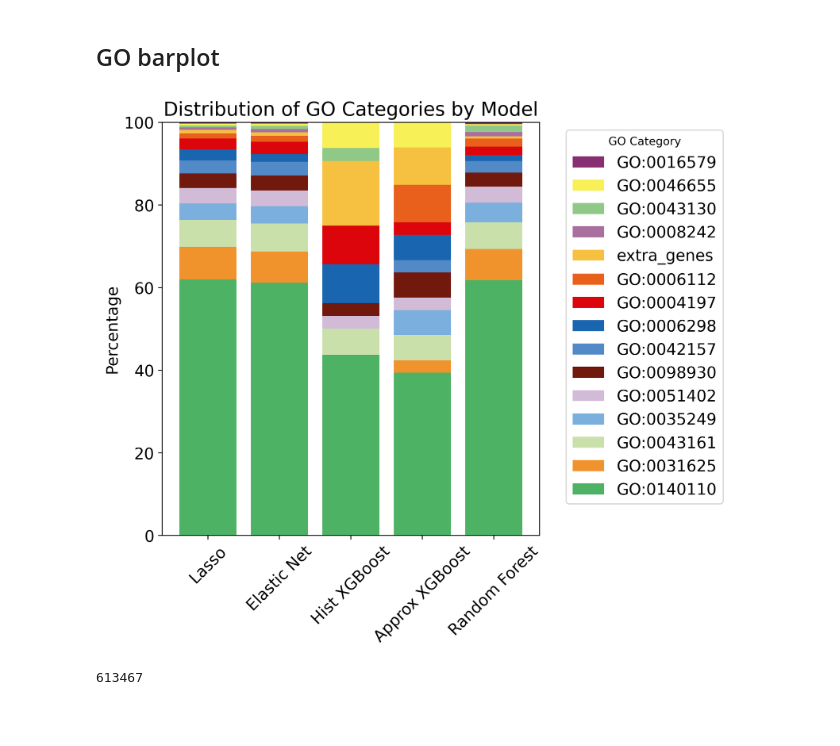
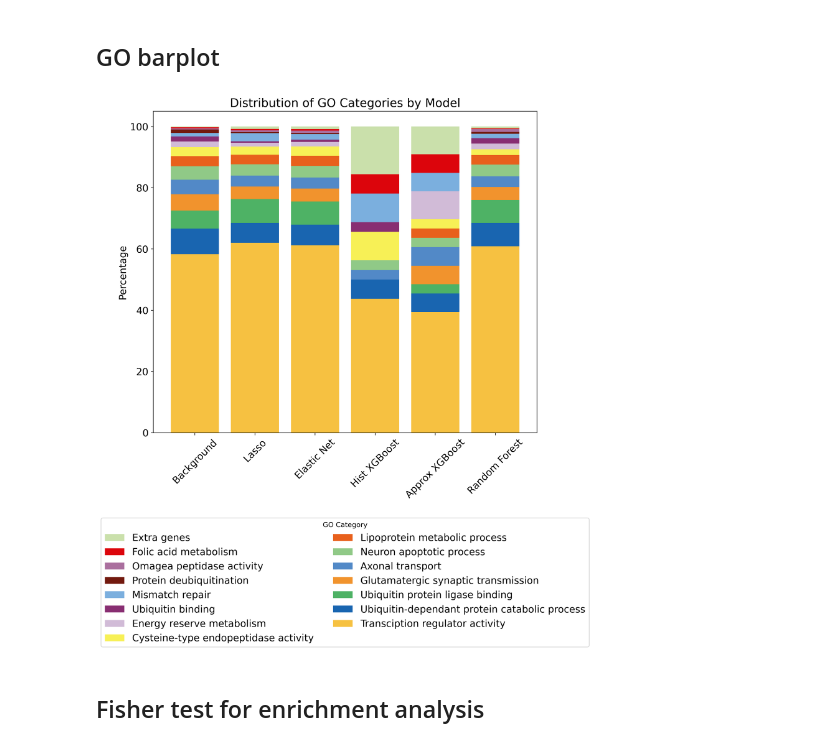
Before and after one commit to cfuses/ML-HD, a Jupyter notebook: code/regression_models/results_visualization/go_contributions.ipynb, the cells around one changed output. Cells and saved outputs as stored; diff of their text form; code cells hidden in the pictures; blank space fills up the shorter version.

Commit message:
Results visualization changes

```diff
--- a/code/regression_models/results_visualization/go_contributions.ipynb
+++ b/code/regression_models/results_visualization/go_contributions.ipynb
@@ -24,6 +197,14 @@ model_names = ['Lasso', 'Elastic Net', 'Hist XGBoost', 'Approx XGBoost', 'Random
+# %%
+background = model_snps['GO'].value_counts(normalize=True) * 100
 # %%
+distributions = []
+
+# Append background GO percentages
+distributions.append(background)
+
 # Calculate the percentage distribution of GO categories for each model
-distributions = []
 for model in models:
     go_counts = model['GO'].value_counts(normalize=True) * 100
     distributions.append(go_counts)
+# %%
+model_names_bg = ['Background'] + model_names
@@ -44,43 +225,62 @@ combined_df.columns = model_names
 # %%
 # Select 15 distinct colors from Bokeh's TolRainbow palette
 colors = list(TolRainbow[15])
+# %%
+# Assign readable GO term names
+GO_names = {'GO:0006298': 'Mismatch repair',
+            'GO:0035249': 'Glutamatergic synaptic transmission',
+            'GO:0008242': 'Omagea peptidase activity',
+            'GO:0004197': 'Cysteine-type endopeptidase activity',
+            'GO:0043161': 'Ubiquitin-dependant protein catabolic process',
+            'GO:0043130': 'Ubiquitin binding',
+            'GO:0031625': 'Ubiquitin protein ligase binding',
+            'GO:0016579': 'Protein deubiquitination',
+            'GO:0140110': 'Transciption regulator activity',
+            'GO:0051402': 'Neuron apoptotic process',
+            'GO:0042157': 'Lipoprotein metabolic process',
+            'GO:0098930': 'Axonal transport',
+            'GO:0046655': 'Folic acid metabolism',
+            'GO:0006112': 'Energy reserve metabolism',
+            'extra_genes': 'Extra genes'}
 # %%
 # Combine distributions into a single DataFrame
 combined_df = pd.DataFrame(distributions).T.fillna(0)
-combined_df.columns = model_names
+combined_df.columns = model_names_bg
 
 # Shuffle the colors
 random.shuffle(colors)
 
-fig, ax = plt.subplots(figsize=(8, 7), dpi=300)
+fig, ax = plt.subplots(figsize=(10, 12), dpi=300)
 
 # Plot stacked bar chart
 bottom = None
 bars = []
 labels = []
 for i, go_category in enumerate(combined_df.index):
     if bottom is None:
-        bar = ax.bar(model_names, combined_df.loc[go_category], label=go_category, color=colors[i])
+        bar = ax.bar(model_names_bg, combined_df.loc[go_category], label=GO_names[go_category], color=colors[i])
         bottom = combined_df.loc[go_category]
     else:
-        bar = ax.bar(model_names, combined_df.loc[go_category], bottom=bottom, label=go_category, color=colors[i])
+        bar = ax.bar(model_names_bg, combined_df.loc[go_category], bottom=bottom, label=GO_names[go_category], color=colors[i])
         bottom += combined_df.loc[go_category]
     bars.append(bar)
-    labels.append(go_category)
+    labels.append(GO_names[go_category])
 
 # Add labels and title
 ax.set_ylabel('Percentage')
 ax.set_title('Distribution of GO Categories by Model')
 
 # Rotate x-axis labels 45 degrees
 plt.xticks(rotation=45)
 
 # Create a custom legend with the same order as combined_df.index, but reversed
 handles = [bar[0] for bar in reversed(bars)]
 labels = list(reversed(labels))
-ax.legend(handles, labels, title='GO Category', bbox_to_anchor=(1.05, 1), loc='upper left')
+
+# Position the legend below the plot with two columns
+ax.legend(handles, labels, title='GO Category', bbox_to_anchor=(0.5, -0.25), loc='upper center', ncol=2)
 
 plt.tight_layout()
 plt.show()
 # %% [output]
-[figure, old version]
+[figure, new version]
@@ -89,4 +287,2 @@ snps_gene_go_tab = pd.read_csv("data/SNPs/snps_gene_GO_m3.txt", sep='\t')
-# %%
-len(snps_gene_go_tab)
-# %% [output]
-613467
+# %% [markdown]
+## Fisher test for enrichment analysis
```
Also changed, not shown: parts of 35 cells of this notebook, 1 other file.
